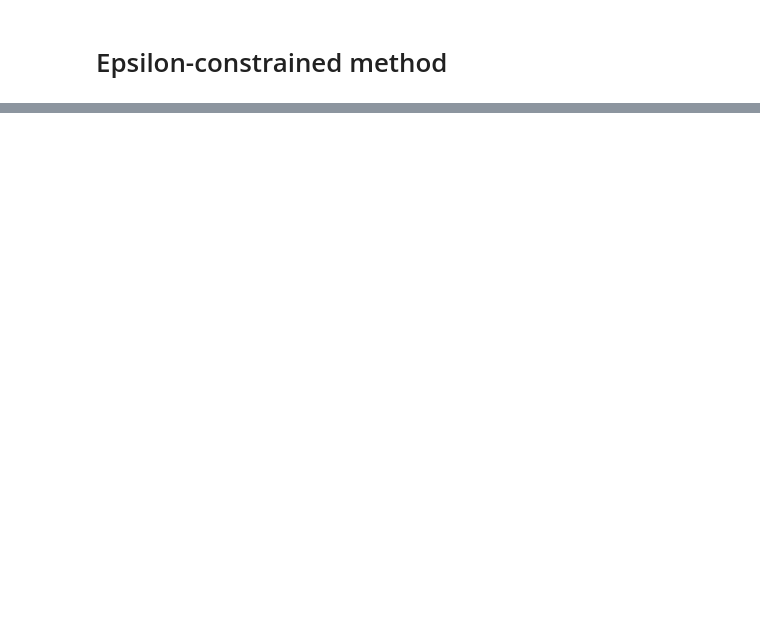
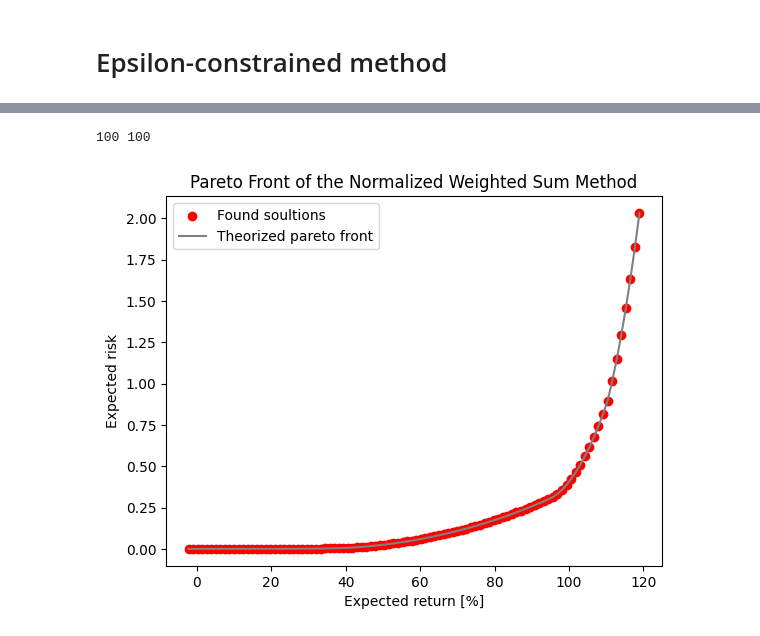
Before and after one commit to BbqGamer/moo, a Jupyter notebook: Script1.ipynb, the cells around one changed output, grey strips where cells are left out. Saved outputs shown, nothing was run; the diff lists cells and outputs as text; code cells hidden in the pictures; blank space fills up the shorter version.

Commit message:
Epsilon-constraint method

```diff
--- a/Script1.ipynb
+++ b/Script1.ipynb
@@ -475,0 +561,3 @@ plt.show()
+# %%
+Q = matrix(asset_data.cov().values)
+c = matrix(np.zeros(NUM_ASSETS))
@@ -475,0 +583,41 @@ plt.show()
+# %%
+A = matrix(np.ones(NUM_ASSETS), (1, NUM_ASSETS))
+b = matrix(1.0)
+# %%
+found_risk = []
+found_returns = []
+constraints = np.linspace(-118.93924, 2.237, 100)  ### Objectives
+
+
+for constraint in constraints:
+    # print(f"Constraint: {constraint}")
+    h = matrix(np.concat([np.zeros(NUM_ASSETS), np.ones(NUM_ASSETS), [constraint]]))
+    sol = solvers.qp(Q, c, G, h, A, b, show_progress=False)
+
+    optimal_x = sol["x"]
+
+    total_returns = 0
+    total_risk = 0
+    for wi in range(NUM_ASSETS):
+        # print(f'weight: {optimal_x[wi]}')
+        # print(f'profit: {optimal_x[wi]*predicted_returns[wi]}')
+        total_returns += optimal_x[wi] * predicted_returns[wi]
+        for wj in range(NUM_ASSETS):
+            total_risk += optimal_x[wi] * optimal_x[wj] * cov_matrix[wi][wj]
+    # print(f"Total profit: {total_returns}")
+    # print(f"Total risk: {total_risk}")
+    found_risk.append(total_risk)
+    found_returns.append(total_returns)
+# %%
+pairs = [(i, j) for i, j in zip(found_returns, found_risk)]
+print(len(pairs), len(set(pairs)))
+plt.scatter(found_returns, found_risk, color="red",label='Found soultions')
+plt.plot(found_returns, found_risk, color="gray", label='Theorized pareto front')
+plt.legend()
+plt.title("Pareto Front of the Normalized Weighted Sum Method")
+plt.xlabel("Expected return [%]")
+plt.ylabel("Expected risk")
+plt.show()
+# %% [output]
+100 100
+[figure, added]
```
Also changed, not shown: parts of 9 cells of this notebook.
